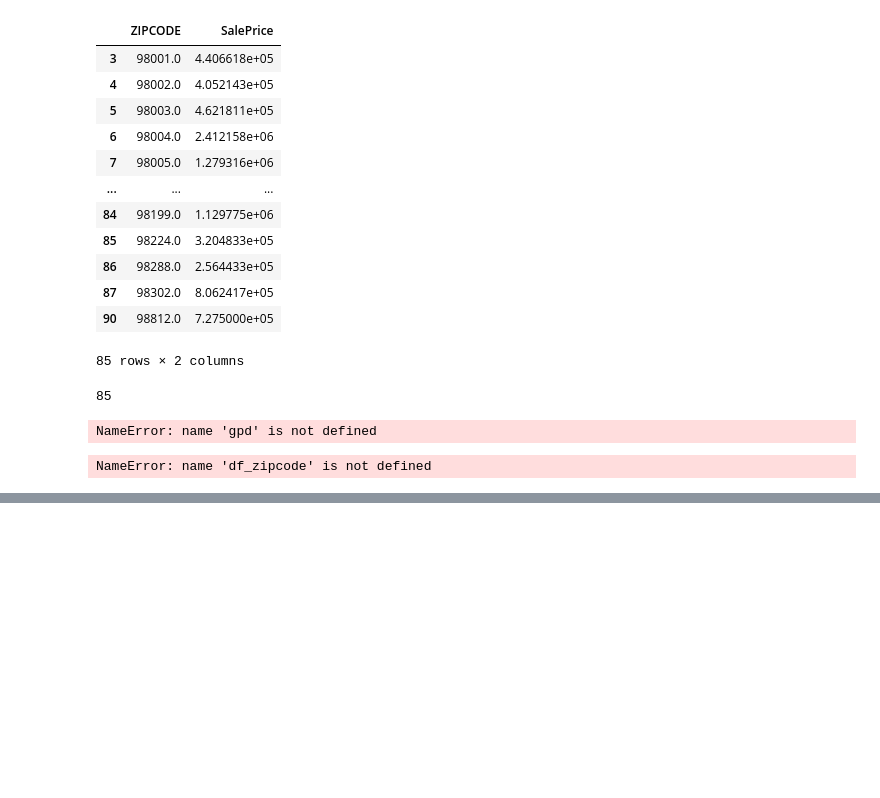
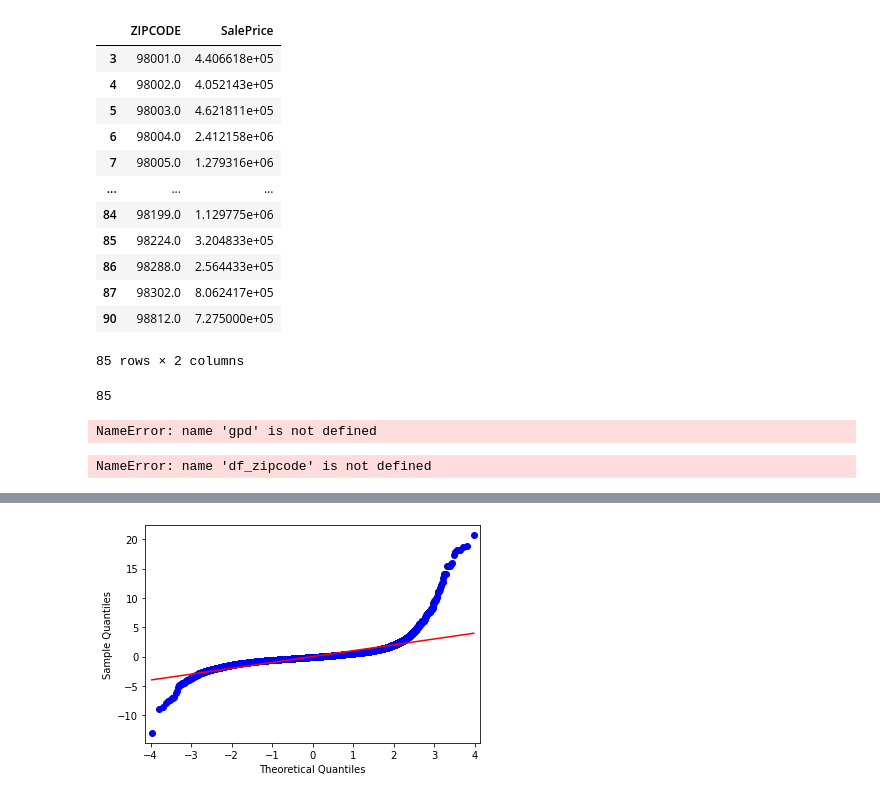
Before and after one commit to angelicacodes/phase_2_project_chicago-sf-seattle-ds-082420, a Jupyter notebook: notebooks/final/final_notebook.ipynb, the cells around one changed output, grey strips where cells are left out. Cells and saved outputs as stored; diff of their text form; code cells hidden in the pictures; blank space fills up the shorter version.

Commit message:
adding models to final notebook

```diff
--- a/notebooks/final/final_notebook.ipynb
+++ b/notebooks/final/final_notebook.ipynb
@@ -556,0 +598,5 @@ KC_WA_map.save('King_County_WA_map.html')
+# %%
+#creating dummies of Water Front Location, dropping None (doesn't have water front location)
+df_water_dummie =pd.get_dummies(df['WaterFrontLocation'])
+df_water_dummie.drop('None', axis= 1, inplace=True)
+df_water_dummie.head()
@@ -556,0 +610,5 @@ KC_WA_map.save('King_County_WA_map.html')
+# %%
+#creating dummies of Building Grade, dropping lowest grade--> 1= 'poor'
+df_bldg_dummie = pd.get_dummies(df['BldgGrade'])
+df_bldg_dummie.drop(1, axis= 1, inplace=True)
+df_bldg_dummie.head()
@@ -556,0 +622,4 @@ KC_WA_map.save('King_County_WA_map.html')
+# %%
+#merge data frames
+comb_df = pd.concat([df, df_water_dummie, df_bldg_dummie], axis=1)
+comb_df.head()
@@ -556,0 +634,9 @@ KC_WA_map.save('King_County_WA_map.html')
+# %%
+#re-name dummie columns
+comb_df = comb_df.rename(columns={"Other lake": "Other_lake","Lake Sammamish":"Lake_Sammamish",
+                                  "Lake Union": "Lake_Union", "Lake Washington": "Lake_Washington",
+                                  "Puget Sound": "Puget_Sound", "River or slough":"River_or_slough",
+                                  "Ship Canal": "Ship_Canal", 2:'Low', 3:'Fair', 4:'Low_Average', 5:'Average',
+                                  6 : 'Good', 7 : 'Better', 8 : 'Very_Good', 9 : 'Cabin', 10 : 'Excellent', 11 : 'Luxury', 12 : 'Mansion'})
+
+comb_df.info()
@@ -556,0 +787,7 @@ KC_WA_map.save('King_County_WA_map.html')
+# %%
+#Checking for distribution normality
+fig = sm.graphics.qqplot(model1.resid, line='s',dist=stats.norm, fit=True)
+
+#result: not normally distributed with large tails and two distict outliers on either end
+# %% [output]
+[figure, added]
```
Also changed, not shown: parts of 31 cells of this notebook.
